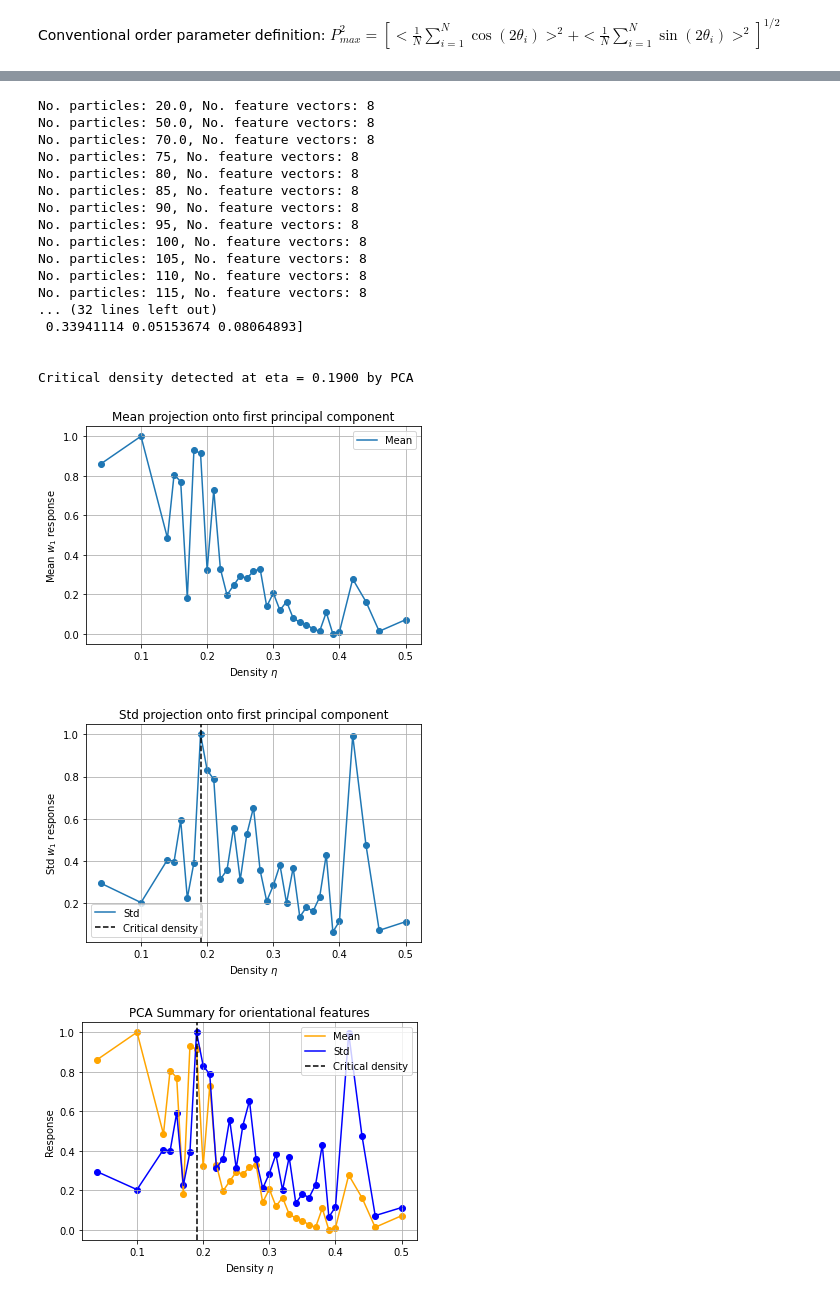
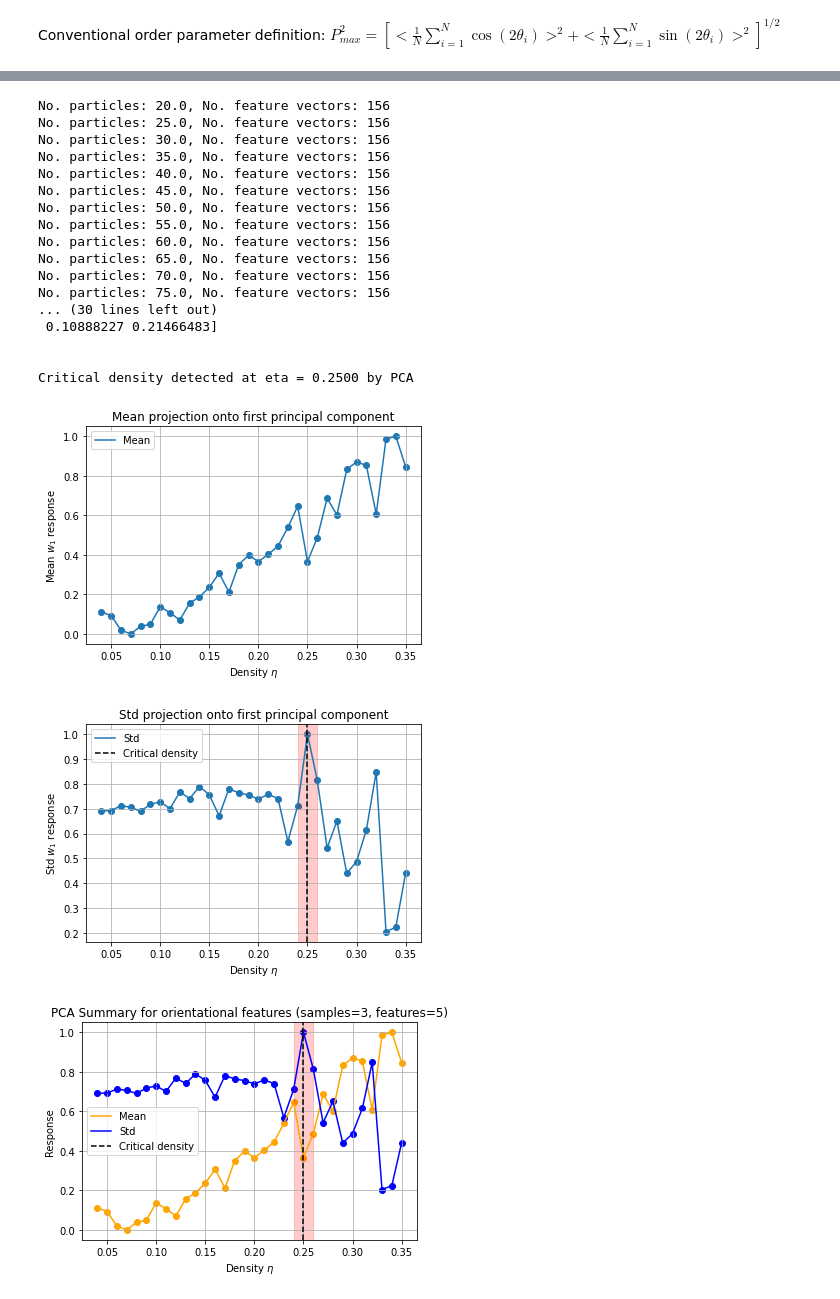
Before and after one commit to SyuW/Liquid-Crystals-Monte-Carlo, a Jupyter notebook: notebooks/PCA_Liquid_Crystals.ipynb, the cells around one changed output, grey strips where cells are left out. Drawn from its saved outputs; the diff is of its cells as text; code cells hidden in the pictures.

```diff
--- a/notebooks/PCA_Liquid_Crystals.ipynb
+++ b/notebooks/PCA_Liquid_Crystals.ipynb
@@ -179,16 +193,21 @@ for particle_number in systems.keys():
 
     for mc_step in system_state_at_mc_step.keys():
 
-        snapshot = system_state_at_mc_step[mc_step]
+        # wait for system to equilibrate
+        if mc_step >= 0:
 
-        mean_theta = np.mean([coord[-1] for coord in snapshot])
-        thetas = np.array([coord[-1] for coord in snapshot]) - mean_theta
+            snapshot = system_state_at_mc_step[mc_step]
 
-        cosine = np.mean([np.cos(2*theta) for theta in thetas])
-        sine = np.mean([np.sin(2*theta) for theta in thetas])
+            mean_theta = np.mean([coord[-1] for coord in snapshot])
 
-        cosines.append(cosine)
-        sines.append(sine)
+            # subtract out the mean angle
+            thetas = np.array([coord[-1] for coord in snapshot]) - mean_theta
+
+            cosine = np.mean([np.cos(2*theta) for theta in thetas])
+            sine = np.mean([np.sin(2*theta) for theta in thetas])
+
+            cosines.append(cosine)
+            sines.append(sine)
 
     avg_cosine = np.mean(cosines)
     avg_sine = np.mean(sines)
@@ -199,7 +218,7 @@ with plt.ioff():
     fig, ax = plt.subplots()
 
 for key in sorted(list(P2max.keys())):
-    print(f"Particle number: {key}, Order param: {P2max[key]}")
+    print(f"Particle number: {key}, Density: {key*a*b/(R**2-r**2)}, Order param: {P2max[key]}")
 
 densities = sorted([N*a*b/(R**2-r**2) for N in P2max.keys()])
 order_params = [P2max[N] for N in sorted(list(P2max.keys()))]
@@ -238,7 +257,7 @@ Particle number: 250.0, Order param: 0.8545354127779126
 # %%
-system = systems[185]
+system = systems[115]
 
-fig = system.plot_snapshot(39999, color_angles=True)
+fig = system.plot_snapshot(1499999, color_angles=True)
 
 plt.show(fig)
 
@@ -249,15 +268,18 @@ sines = []
 
 for step in sorted(list(system.snapshots.keys())):
 
-    if step >= 0:
+    if step >= 1000000:
 
         snapshot = system.snapshots[step]
 
+        # mean angle
         mean_theta = np.mean([coord[-1] for coord in snapshot])
+
+        # subtract out the mean angle
         thetas = np.array([coord[-1] for coord in snapshot]) - mean_theta
 
-        cosine = np.mean([np.cos(2*coord[-1]) for coord in snapshot])
-        sine = np.mean([np.sin(2*coord[-1]) for coord in snapshot])
+        cosine = np.mean([np.cos(2*theta) for theta in thetas])
+        sine = np.mean([np.sin(2*theta) for theta in thetas])
 
         cosines.append(cosine)
         sines.append(sine)
@@ -366,7 +399,7 @@ for particle_number in systems.keys():
     # iterate over Monte Carlo steps
     for mc_step in system_state_at_mc_step.keys():
 
-        if mc_step == max(system_state_at_mc_step.keys()):
+        if mc_step >= 999999:
 
             # Get snapshot of system at Monte Carlo step
             snapshot = system_state_at_mc_step[mc_step]
@@ -453,7 +485,7 @@ Explained variance ratios: [0.4475028  0.08783082 0.06519569 0.06024262 0.054320
 # %%
 # Plot the response with respect to first component
 
-w_1 = pca.components_[0]
+w_1 = np.abs(pca.components_[0])
 
 means = []
 stds = []
@@ -491,6 +523,8 @@ norm_stds = stds / max(stds)
 densities = [N*a*b/(R**2-r**2) for N in sorted(samples.keys())]
 
 critical_density = densities[np.argmax(norm_stds)]
+particle_diff = 5
+spacing = particle_diff*a*b / (R**2 - r**2)
 
 with plt.ioff():
     mean_fig, mean_ax = plt.subplots()
@@ -516,6 +550,7 @@ std_ax.plot(densities, norm_stds, label="Std")
 std_ax.scatter(densities, norm_stds)
 std_ax.set_title("Std projection onto first principal component")
 std_ax.axvline(x=critical_density, linestyle="--", color="black", label="Critical density")
+std_ax.axvspan(xmin=critical_density-spacing, xmax=critical_density+spacing, color="red", alpha=0.2)
 std_ax.legend()
 
 # plotting them together
@@ -524,49 +559,50 @@ all_ax.set_ylabel("Response")
 all_ax.grid()
 all_ax.plot(densities, norm_means, color="orange", label="Mean")
 all_ax.scatter(densities, norm_means, color="orange")
 all_ax.plot(densities, norm_stds, color="blue", label="Std")
 all_ax.scatter(densities, norm_stds, color="blue")
-all_ax.set_title("PCA Summary for orientational features")
+all_ax.set_title(f"PCA Summary for orientational features (samples={num_of_samples}, features={num_of_features})")
 all_ax.axvline(x=critical_density, linestyle="--", color="black", label="Critical density")
+all_ax.axvspan(xmin=critical_density-spacing, xmax=critical_density+spacing, color="red", alpha=0.2)
 all_ax.legend()
 ###
 
 print("\n")
 print(fr"Critical density detected at eta = {critical_density:.4f} by PCA")
 
 mean_fig.savefig(os.path.join(run_path, "means.png"))
 std_fig.savefig(os.path.join(run_path, "stds.png"))
 all_fig.savefig(os.path.join(run_path,"all.png"))
 
 plt.show()
 
 plt.close(mean_fig)
 plt.close(std_fig)
 plt.close(all_fig)
 
 # Write critical density to text file
 phase_transition_file = os.path.join(results_path, "phase_transition_IN.txt")
 
 with open(phase_transition_file, "w") as out_file:
     out_file.write(f"critical density: {critical_density}")
 # %% [output]
-No. particles: 20.0, No. feature vectors: 8
-No. particles: 50.0, No. feature vectors: 8
-No. particles: 70.0, No. feature vectors: 8
-No. particles: 75, No. feature vectors: 8
-No. particles: 80, No. feature vectors: 8
-No. particles: 85, No. feature vectors: 8
-No. particles: 90, No. feature vectors: 8
-No. particles: 95, No. feature vectors: 8
-No. particles: 100, No. feature vectors: 8
-No. particles: 105, No. feature vectors: 8
-No. particles: 110, No. feature vectors: 8
-No. particles: 115, No. feature vectors: 8
-... (32 lines left out)
- 0.33941114 0.05153674 0.08064893]
+No. particles: 20.0, No. feature vectors: 156
+No. particles: 25.0, No. feature vectors: 156
+No. particles: 30.0, No. feature vectors: 156
+No. particles: 35.0, No. feature vectors: 156
+No. particles: 40.0, No. feature vectors: 156
+No. particles: 45.0, No. feature vectors: 156
+No. particles: 50.0, No. feature vectors: 156
+No. particles: 55.0, No. feature vectors: 156
+No. particles: 60.0, No. feature vectors: 156
+No. particles: 65.0, No. feature vectors: 156
+No. particles: 70.0, No. feature vectors: 156
+No. particles: 75.0, No. feature vectors: 156
+... (30 lines left out)
+ 0.10888227 0.21466483]
 
 
-Critical density detected at eta = 0.1900 by PCA
+Critical density detected at eta = 0.2500 by PCA
-[figure, old version]
+[figure, new version]
-[figure, old version]
+[figure, new version]
-[figure, old version]
+[figure, new version]
```
Also changed, not shown: parts of 14 cells of this notebook, 5 other files.
